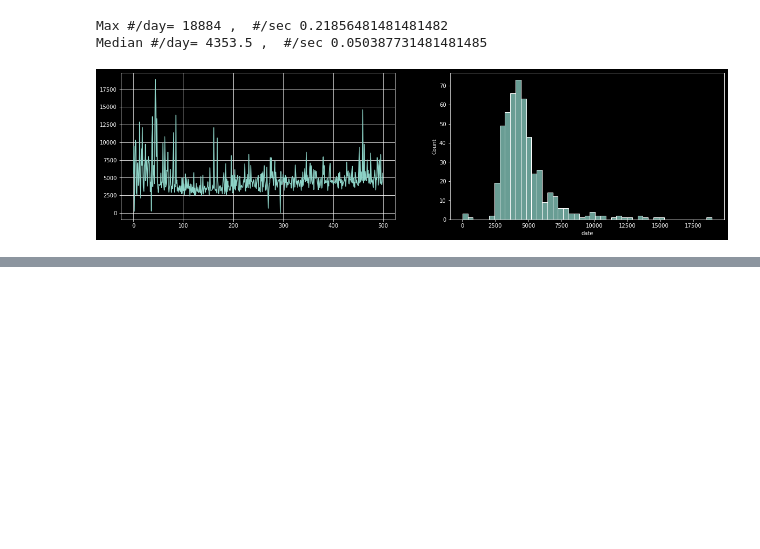
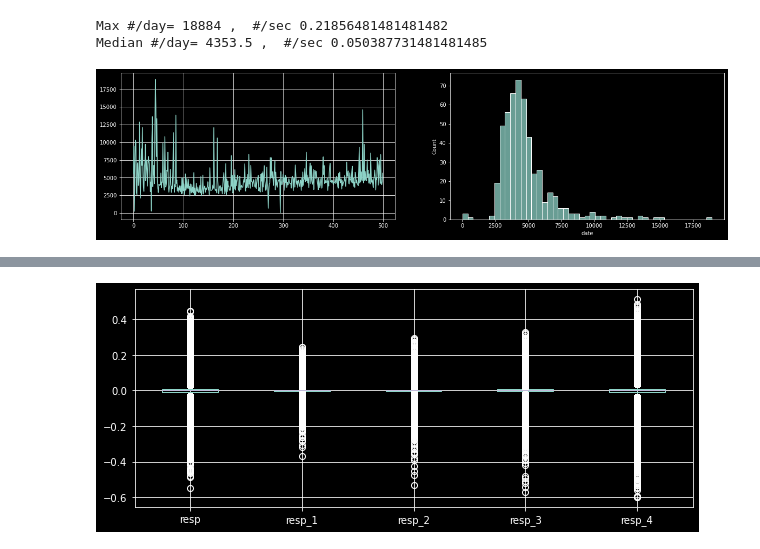
Before and after one commit to haibinfwang/k_JaneStreet20, a Jupyter notebook: S_js20_EDA_01.ipynb, the cells around one changed output, grey strips where cells are left out. Cells and saved outputs as stored; diff of their text form; code cells hidden in the pictures; blank space fills up the shorter version.

```diff
--- a/S_js20_EDA_01.ipynb
+++ b/S_js20_EDA_01.ipynb
@@ -113,0 +123,5 @@ data[['weight']].shape
+# %%
+yy=data.loc[:,['resp']+['resp_{}'.format(ii) for ii in range(1,5)]]
+print(pdtabulate(yy.describe()))
+print('#NaN:')
+print(yy.isna().sum(axis=0).to_frame().T)
@@ -113,0 +150,5 @@ data[['weight']].shape
+# %%
+fig, ax = plt.subplots(nrows=1, ncols=1,figsize=(10, 4))
+yy.boxplot(ax=ax);
+# %% [output]
+[figure, added]
```
Also changed, not shown: parts of 20 cells of this notebook, 2 other files.
